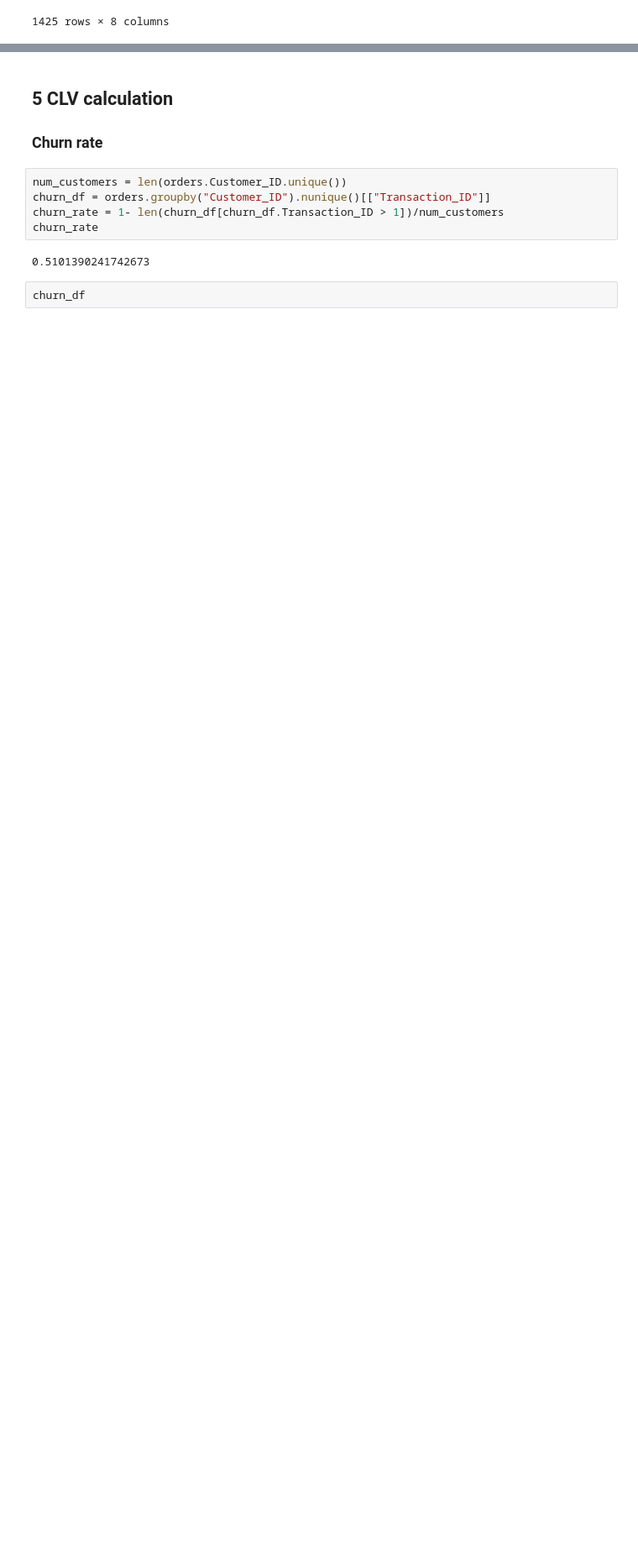
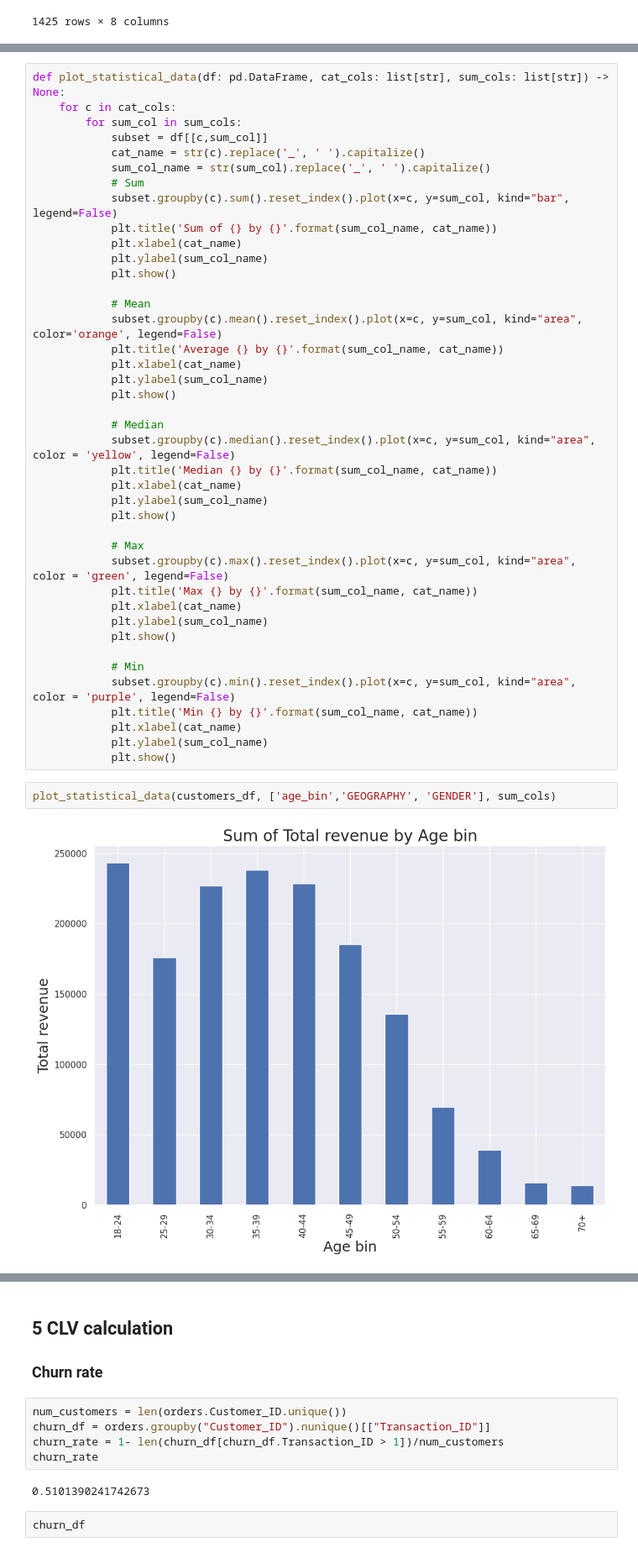
Before and after one commit to Faskill/RBS-Oracle-Project, a Jupyter notebook: Oracle_Project_RBS.ipynb, the cells around one changed output, grey strips where cells are left out. Shown at 84% size. Saved outputs shown, nothing was run; the diff lists cells and outputs as text; blank space fills up the shorter version.

```diff
--- a/Oracle_Project_RBS.ipynb
+++ b/Oracle_Project_RBS.ipynb
@@ -321,0 +322,45 @@ age_recap = customers_df[["age_bin","items_bought","total_revenue","num_orders"]
+# %%
+def plot_statistical_data(df: pd.DataFrame, cat_cols: list[str], sum_cols: list[str]) -> None:
+    for c in cat_cols:
+        for sum_col in sum_cols:
+            subset = df[[c,sum_col]]
+            cat_name = str(c).replace('_', ' ').capitalize()
+            sum_col_name = str(sum_col).replace('_', ' ').capitalize()
+            # Sum
+            subset.groupby(c).sum().reset_index().plot(x=c, y=sum_col, kind="bar", legend=False)
+            plt.title('Sum of {} by {}'.format(sum_col_name, cat_name))
+            plt.xlabel(cat_name)
+            plt.ylabel(sum_col_name)
+            plt.show()
+
+            # Mean
+            subset.groupby(c).mean().reset_index().plot(x=c, y=sum_col, kind="area", color='orange', legend=False)
+            plt.title('Average {} by {}'.format(sum_col_name, cat_name))
+            plt.xlabel(cat_name)
+            plt.ylabel(sum_col_name)
+            plt.show()
+
+            # Median
+            subset.groupby(c).median().reset_index().plot(x=c, y=sum_col, kind="area", color = 'yellow', legend=False)
+            plt.title('Median {} by {}'.format(sum_col_name, cat_name))
+            plt.xlabel(cat_name)
+            plt.ylabel(sum_col_name)
+            plt.show()
+
+            # Max
+            subset.groupby(c).max().reset_index().plot(x=c, y=sum_col, kind="area", color = 'green', legend=False)
+            plt.title('Max {} by {}'.format(sum_col_name, cat_name))
+            plt.xlabel(cat_name)
+            plt.ylabel(sum_col_name)
+            plt.show()
+
+            # Min
+            subset.groupby(c).min().reset_index().plot(x=c, y=sum_col, kind="area", color = 'purple', legend=False)
+            plt.title('Min {} by {}'.format(sum_col_name, cat_name))
+            plt.xlabel(cat_name)
+            plt.ylabel(sum_col_name)
+            plt.show()
+# %%
+plot_statistical_data(customers_df, ['age_bin','GEOGRAPHY', 'GENDER'], sum_cols)
+# %% [output]
+[figure, added]
```
Also changed, not shown: parts of 16 cells of this notebook, 1 other file.
